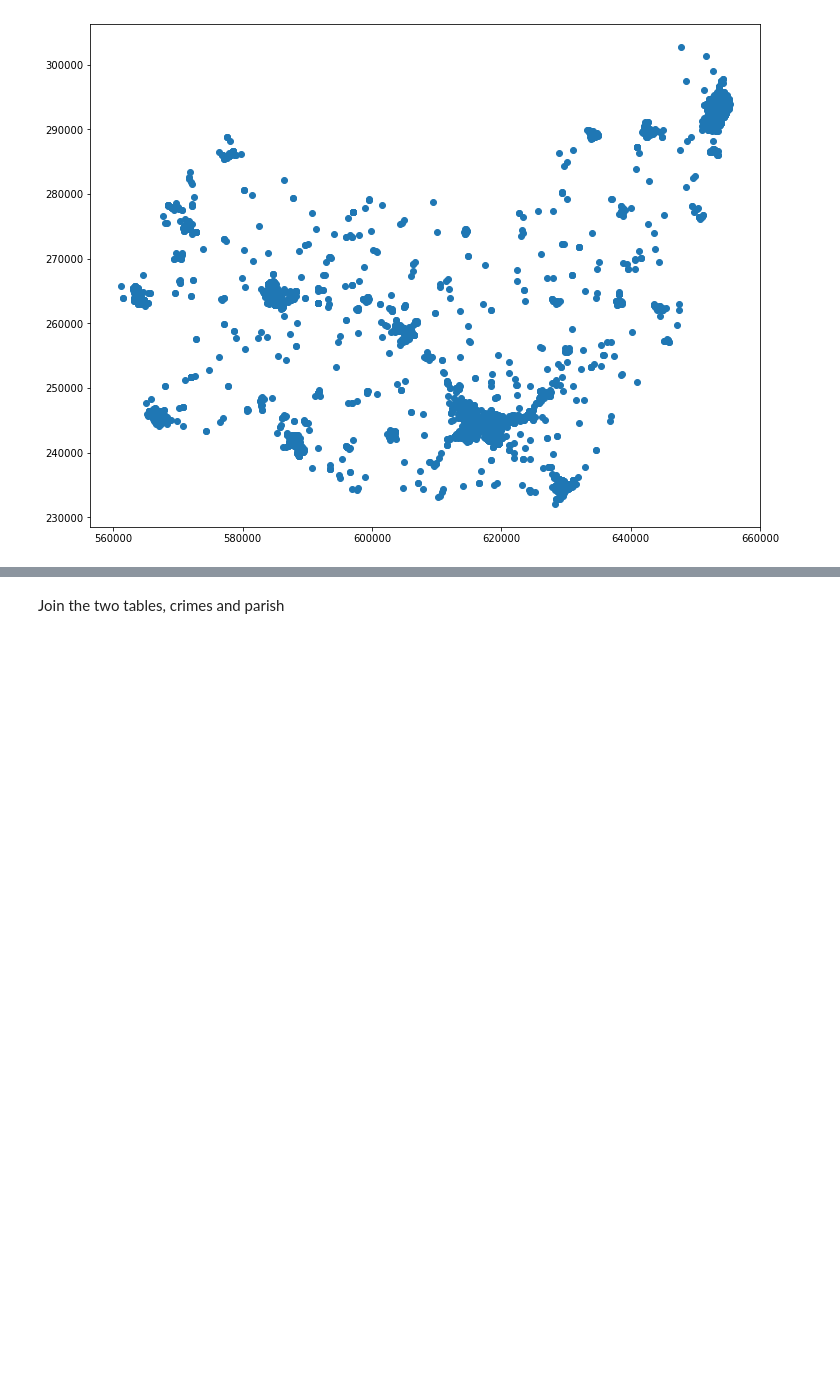
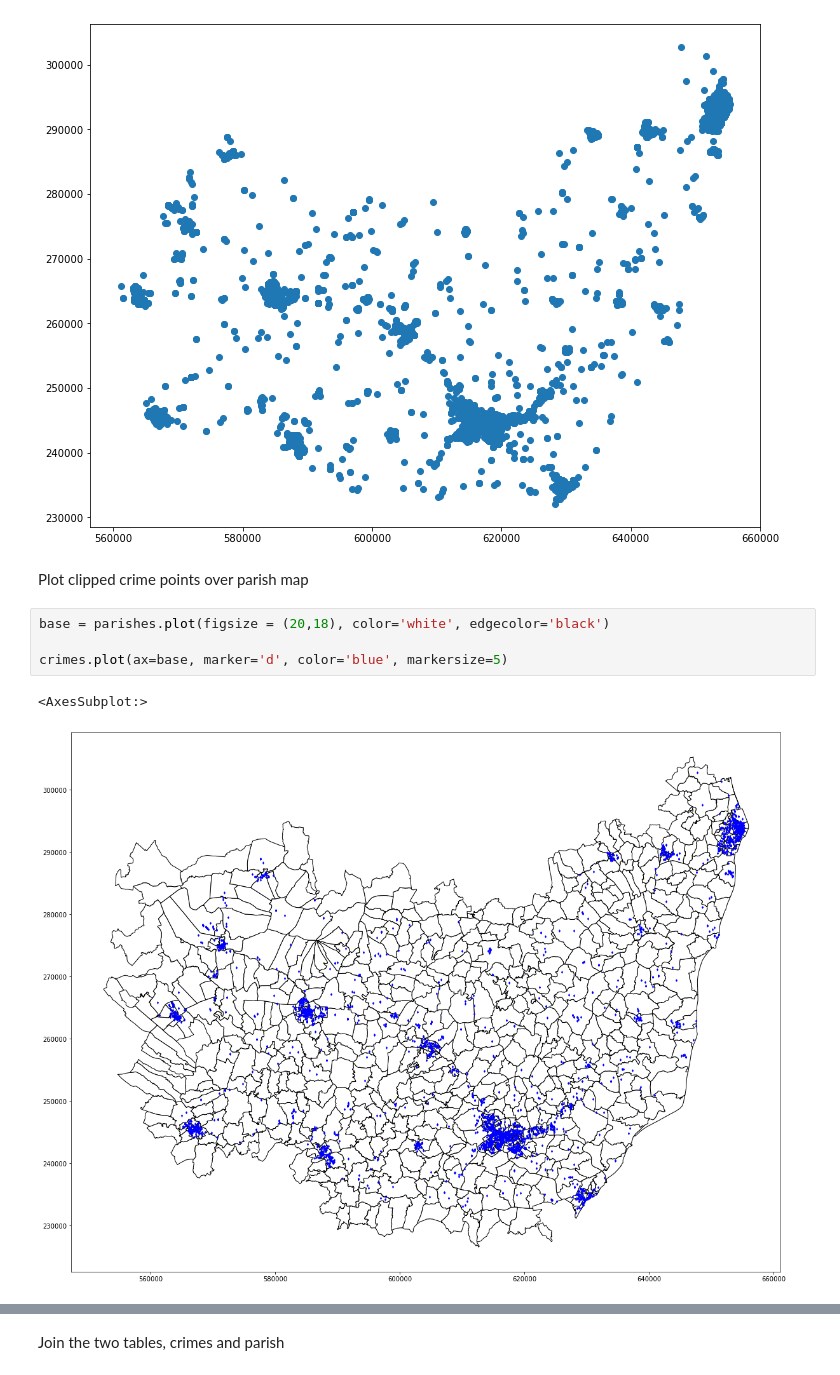
Before and after one commit to GregMcS/egm722CrimeProj, a Jupyter notebook: jupyter-notebook.ipynb, the cells around one changed output, grey strips where cells are left out. Saved outputs shown, nothing was run; the diff lists cells and outputs as text; blank space fills up the shorter version.

```diff
--- a/jupyter-notebook.ipynb
+++ b/jupyter-notebook.ipynb
@@ -116,3 +122,12 @@ crimes.crs = 'epsg:27700'
 crimes.plot(figsize=(12,10));
 # %% [output]
 [figure]
+# %% [markdown]
+Plot clipped crime points over parish map
+# %%
+base = parishes.plot(figsize = (20,18), color='white', edgecolor='black')
+
+crimes.plot(ax=base, marker='d', color='blue', markersize=5)
+# %% [output]
+<AxesSubplot:>
+[figure, added]
```
Also changed, not shown: parts of 4 cells of this notebook.
